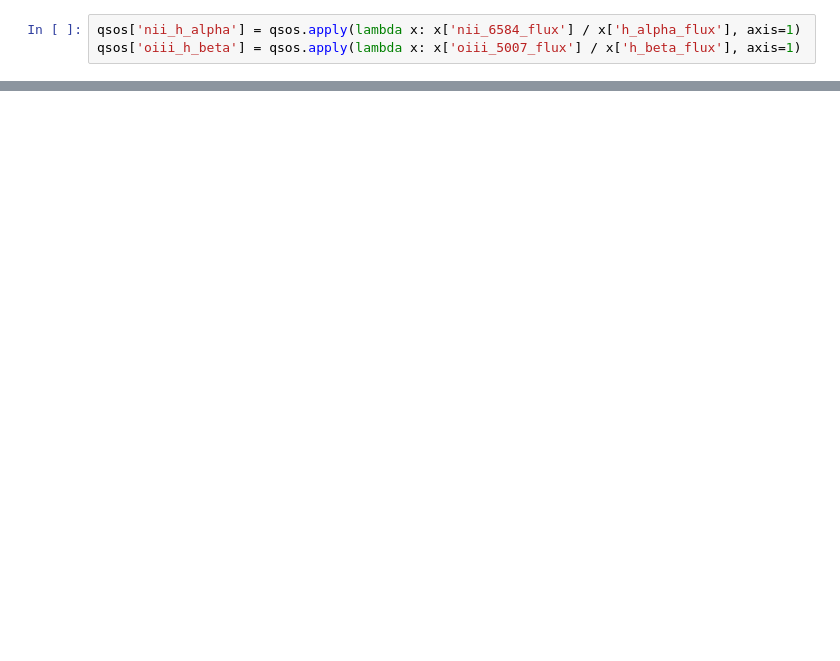
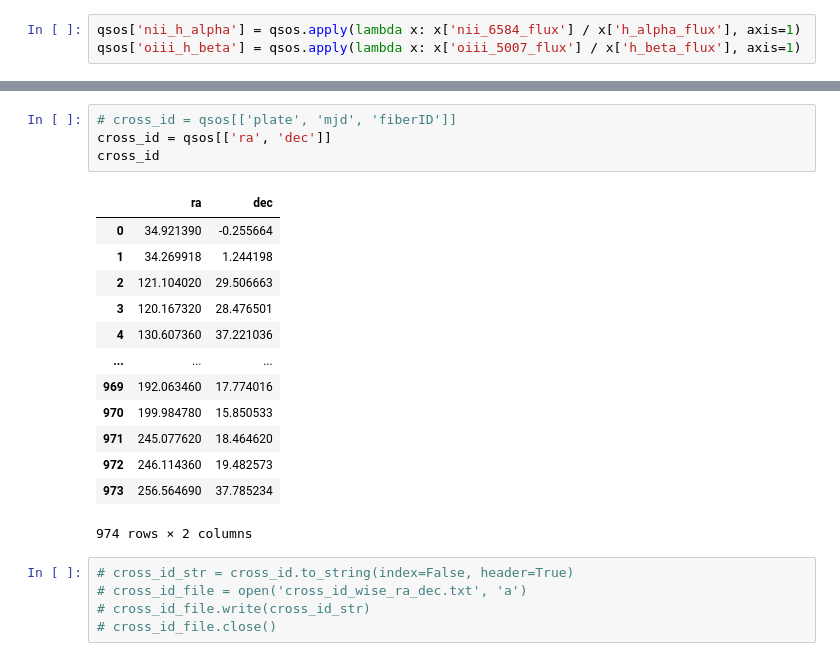
Before and after one commit to NicoGalvarino/AGN_Tutorials_Git, a Jupyter notebook: Tutorial_4_finding_qsos/finding_qsos.ipynb, the cells around one changed output, grey strips where cells are left out. Drawn from its saved outputs; the diff is of its cells as text; blank space fills up the shorter version.

```diff
--- a/Tutorial_4_finding_qsos/finding_qsos.ipynb
+++ b/Tutorial_4_finding_qsos/finding_qsos.ipynb
@@ -69,0 +117,23 @@ plt.show()
+# %%
+# cross_id = qsos[['plate', 'mjd', 'fiberID']]
+cross_id = qsos[['ra', 'dec']]
+cross_id
+# %% [output]
+|  | ra | dec |
+| 0 | 34.921390 | -0.255664 |
+| 1 | 34.269918 | 1.244198 |
+| 2 | 121.104020 | 29.506663 |
+| 3 | 120.167320 | 28.476501 |
+| 4 | 130.607360 | 37.221036 |
+| ... | ... | ... |
+| 969 | 192.063460 | 17.774016 |
+| 970 | 199.984780 | 15.850533 |
+| 971 | 245.077620 | 18.464620 |
+| 972 | 246.114360 | 19.482573 |
+| 973 | 256.564690 | 37.785234 |
+974 rows × 2 columns
+# %%
+# cross_id_str = cross_id.to_string(index=False, header=True)
+# cross_id_file = open('cross_id_wise_ra_dec.txt', 'a')
+# cross_id_file.write(cross_id_str)
+# cross_id_file.close()
```
Also changed, not shown: parts of 10 cells of this notebook, 8 other files.
